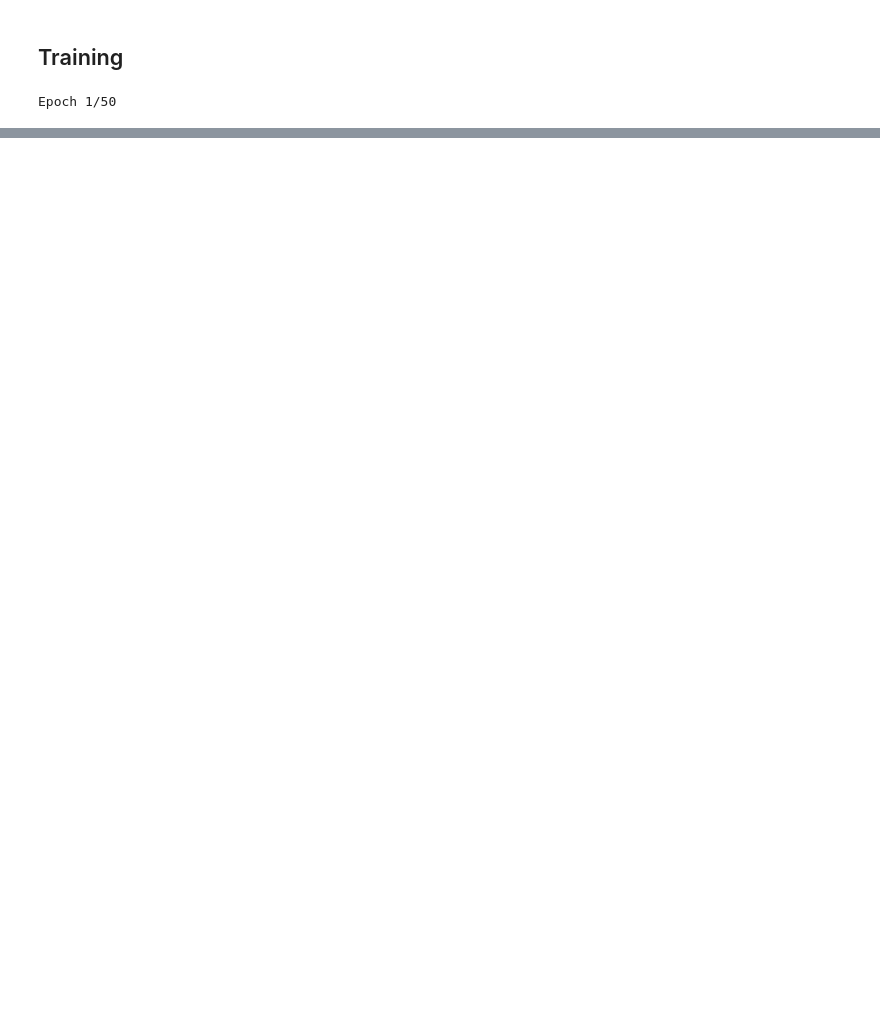
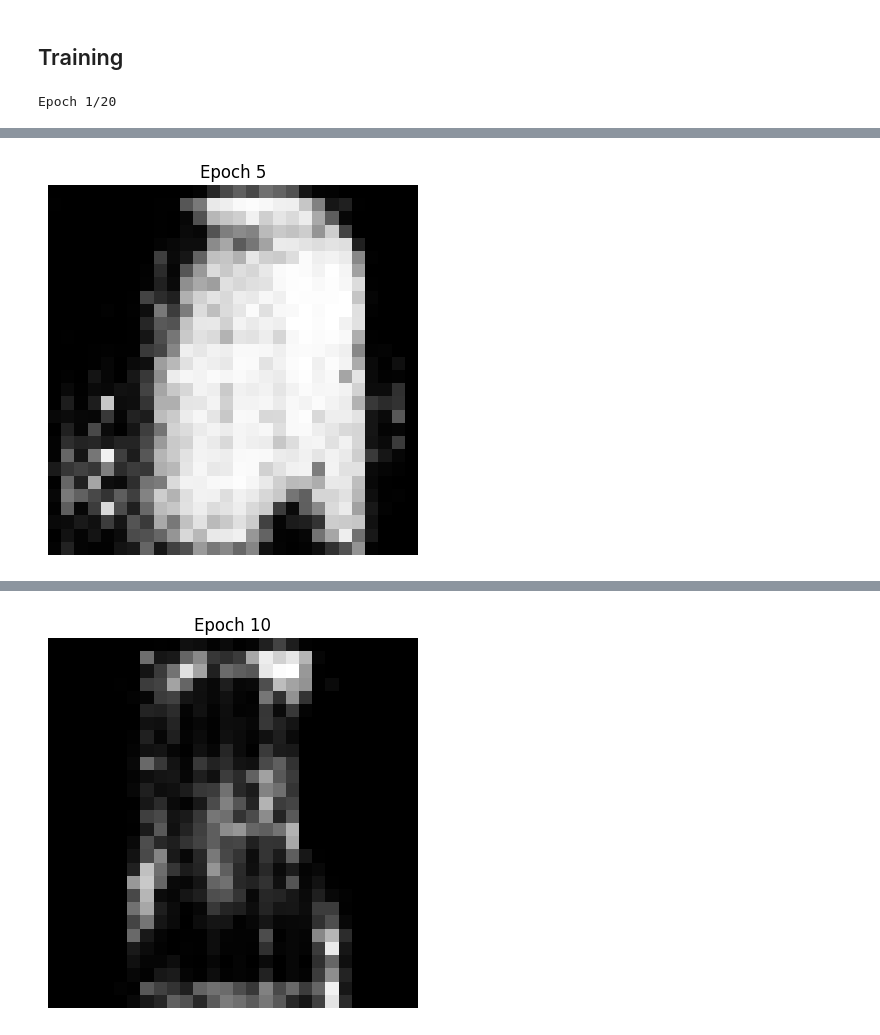
Before and after one commit to Grena30/Neural-Networks, a Jupyter notebook: notebooks/laboratory_work_5.ipynb, the cells around one changed output, grey strips where cells are left out. Cells and saved outputs as stored; diff of their text form; code cells hidden in the pictures; blank space fills up the shorter version.

Commit message:
feat: add laboratory work 5

```diff
--- a/notebooks/laboratory_work_5.ipynb
+++ b/notebooks/laboratory_work_5.ipynb
@@ -19,16 +15,22 @@ I0000 00:00:1778335372.822756   12289 cudart_stub.cc:31] Could not find cuda dri
 def build_discriminator():
     model = models.Sequential(name="Discriminator")
 
-    model.add(layers.Conv2D(64, (5, 5), strides=(2, 2), padding='same', input_shape=[28, 28, 1]))
+    model.add(
+        layers.Conv2D(
+            64, (5, 5), strides=(2, 2), padding="same", input_shape=[28, 28, 1]
+        )
+    )
     model.add(layers.LeakyReLU())
     model.add(layers.Dropout(0.3))
 
-    model.add(layers.Conv2D(128, (5, 5), strides=(2, 2), padding='same'))
+    model.add(layers.Conv2D(128, (5, 5), strides=(2, 2), padding="same"))
     model.add(layers.LeakyReLU())
-    model.add(layers.Dropout(0.3))
+    model.add(layers.Dropout(0.5))
 
     model.add(layers.Flatten())
-    model.add(layers.Dense(1, activation='sigmoid')) # Sigmoid to output probability (real vs fake)
+    model.add(
+        layers.Dense(1, activation="sigmoid")
+    )
     return model
 # %%
 def build_generator(latent_dim):
@@ -146,51 +196,33 @@ generator = build_generator(LATENT_DIM)
 
 gan = DCGAN(discriminator=discriminator, generator=generator, latent_dim=LATENT_DIM)
 
-# Use Adam optimizer and Binary Crossentropy as per the laboratory logic [cite: 332]
 gan.compile(
-    d_optimizer=tf.keras.optimizers.Adam(learning_rate=0.0002, beta_1=0.5),
+    d_optimizer=tf.keras.optimizers.Adam(learning_rate=0.00005, beta_1=0.5),
     g_optimizer=tf.keras.optimizers.Adam(learning_rate=0.0002, beta_1=0.5),
-    loss_fn=tf.keras.losses.BinaryCrossentropy()
+    loss_fn=tf.keras.losses.BinaryCrossentropy(),
 )
 
-# Callback 1: Early Stopping
-# Note: Early stopping in GANs is tricky because losses oscillate.
-# We monitor generator loss, stopping if it stops improving (plateaus heavily).
-early_stop = callbacks.EarlyStopping(
-    monitor='g_loss',
-    patience=10,
-    restore_best_weights=False
-)
-
-# Callback 2: Custom Save Method and Image Visualizer
 class SaveModelAndImages(callbacks.Callback):
     def on_epoch_end(self, epoch, logs=None):
-        # Save the Generator Model at specific intervals
         if (epoch + 1) % 10 == 0:
-            os.makedirs('saved_models', exist_ok=True)
-            # Saving the model using the standard save method
-            self.model.generator.save(f"saved_models/generator_epoch_{epoch+1}.h5")
+            os.makedirs("models", exist_ok=True)
+
+            self.model.generator.save(f"models/generator_epoch_{epoch+1}.keras")
             print(f"\\nSaved generator model at epoch {epoch+1}")
 
-        # Print intermediate visual results occasionally
         if (epoch + 1) % 5 == 0:
             noise = tf.random.normal([1, LATENT_DIM])
             gen_image = self.model.generator(noise, training=False)
-            plt.imshow(gen_image[0, :, :, 0] * 127.5 + 127.5, cmap='gray')
+            plt.imshow(gen_image[0, :, :, 0] * 127.5 + 127.5, cmap="gray")
             plt.title(f"Epoch {epoch+1}")
-            plt.axis('off')
+            plt.axis("off")
             plt.show()
 
-# Train the Model
-EPOCHS = 50
-gan.fit(
-    dataset,
-    epochs=EPOCHS,
-    callbacks=[early_stop, SaveModelAndImages()]
-)
 
-# Final definitive save method for the completed model
-generator.save('final_generator_model.keras')
+EPOCHS = 20
+gan.fit(dataset, epochs=EPOCHS, callbacks=[SaveModelAndImages()])
+
+generator.save("models/final_generator_model.keras")
 print("Training complete and final model saved successfully.")
 # %% [output]
-Epoch 1/50
+Epoch 1/20
@@ -198,0 +239 @@ KeyboardInterrupt:
+[figure, added]
@@ -198,0 +251 @@ KeyboardInterrupt:
+[figure, added]
```
Also changed, not shown: parts of 8 cells of this notebook.
